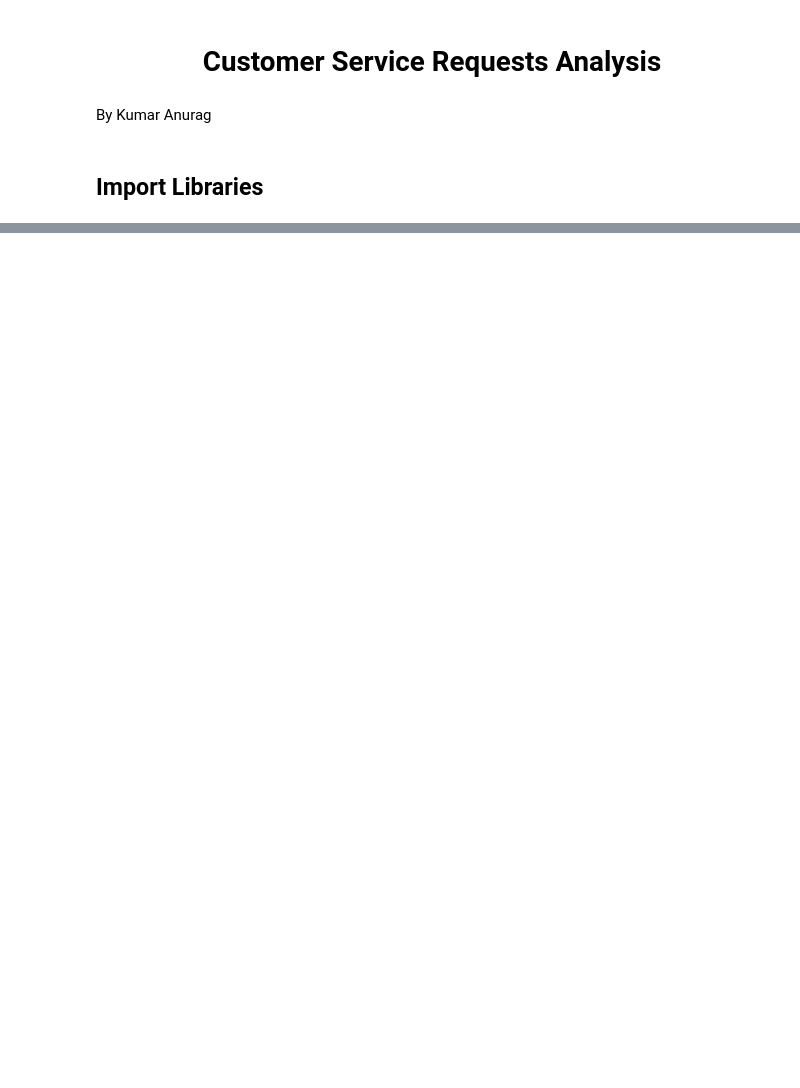
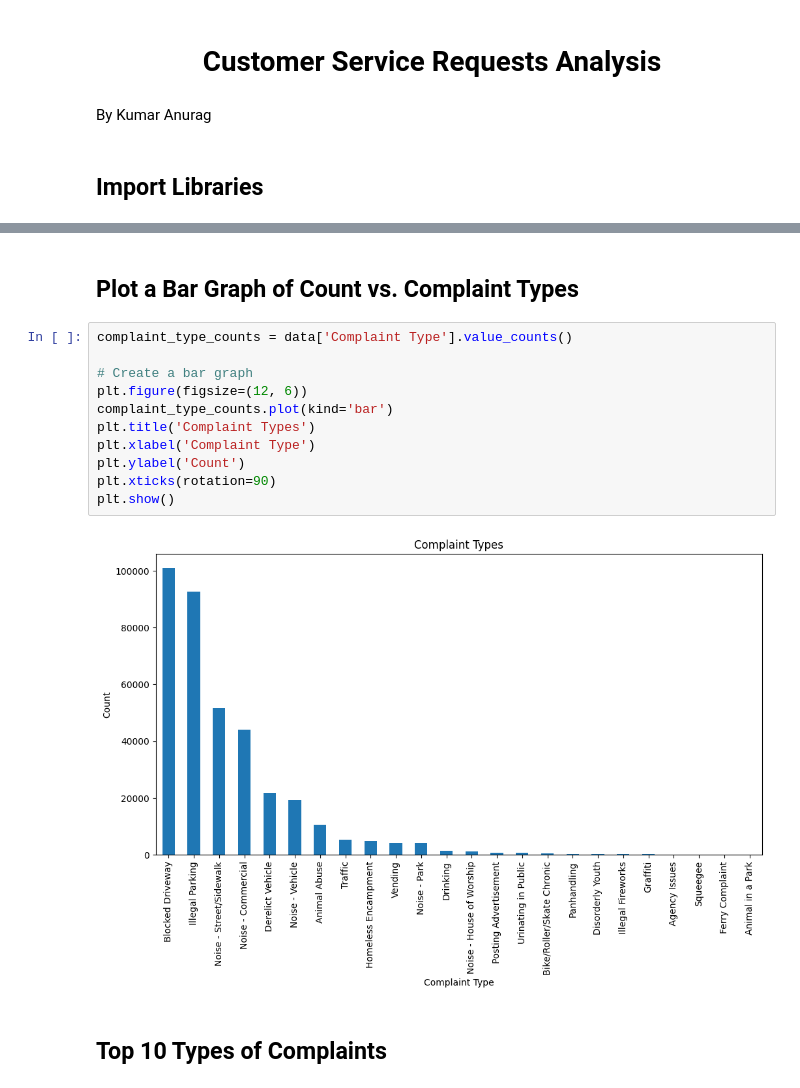
Before and after one commit to kmranrg/Simplilearn_DS, a Jupyter notebook: DataScienceWithPython/Final Projects/Customer Service Requests Analysis/P01/Customer Service Requests Analysis.ipynb, the cells around one changed output, grey strips where cells are left out. Cells and saved outputs as stored; diff of their text form; blank space fills up the shorter version.

```diff
--- a/DataScienceWithPython/Final Projects/Customer Service Requests Analysis/P01/Customer Service Requests Analysis.ipynb
+++ b/DataScienceWithPython/Final Projects/Customer Service Requests Analysis/P01/Customer Service Requests Analysis.ipynb
@@ -68,0 +94,17 @@ dtype: int64
+# %% [markdown]
+## Plot a Bar Graph of Count vs. Complaint Types
+# %%
+complaint_type_counts = data['Complaint Type'].value_counts()
+
+# Create a bar graph
+plt.figure(figsize=(12, 6))
+complaint_type_counts.plot(kind='bar')
+plt.title('Complaint Types')
+plt.xlabel('Complaint Type')
+plt.ylabel('Count')
+plt.xticks(rotation=90)
+plt.show()
+# %% [output]
+[figure, added]
+# %% [markdown]
+## Top 10 Types of Complaints
```
Also changed, not shown: parts of 24 cells of this notebook, 3 other files.
